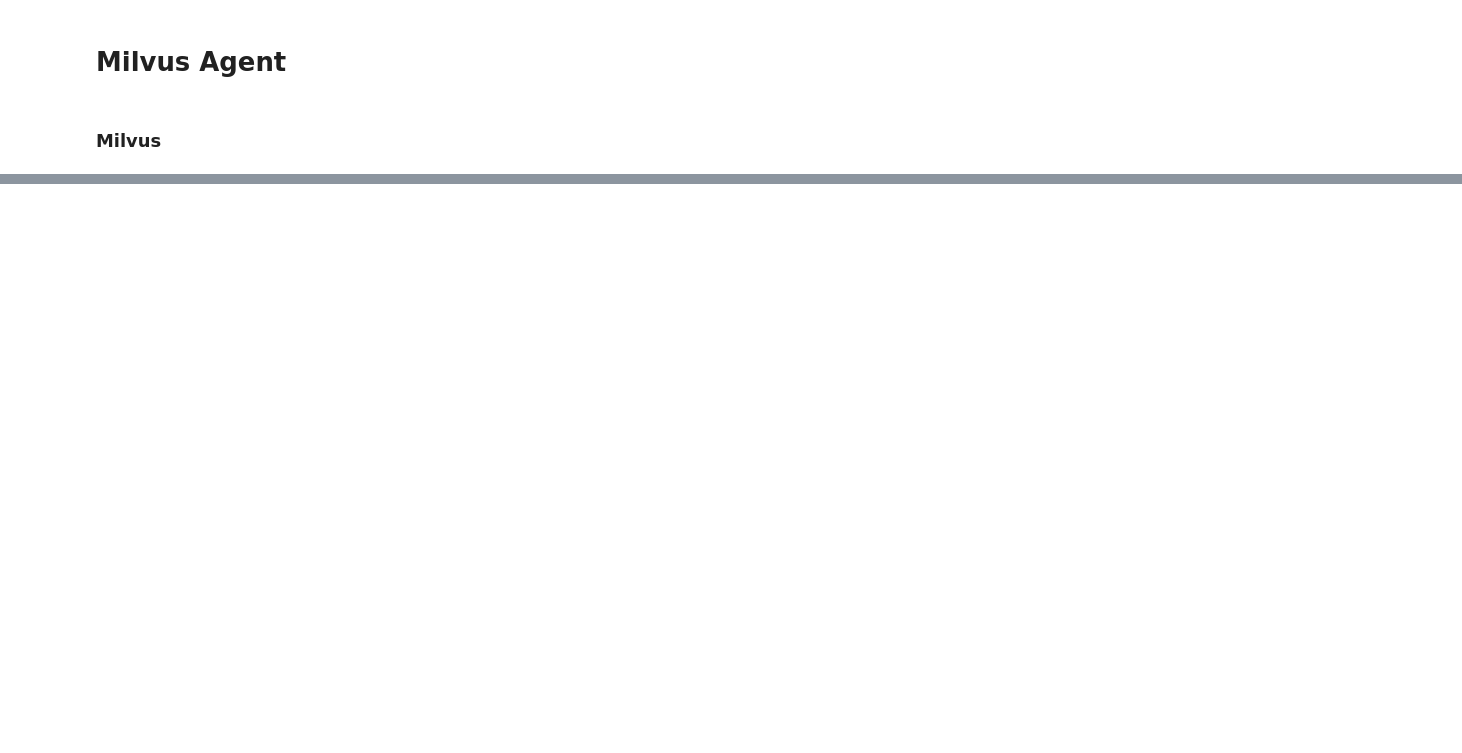
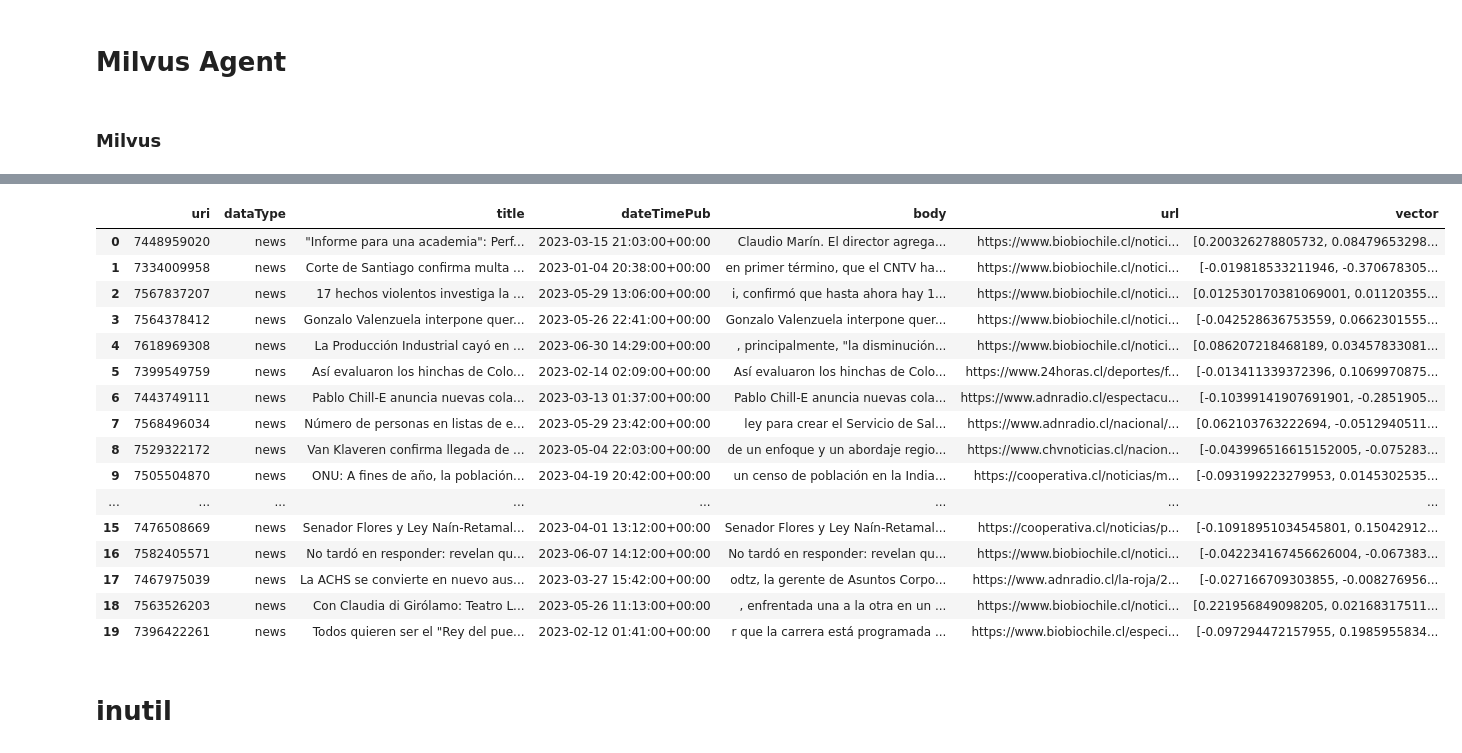
Before and after one commit to Clemente-H/Rag-and-Finetuning, a Jupyter notebook: Milvus/milvus_agent.ipynb, the cells around one changed output, grey strips where cells are left out. Drawn from its saved outputs; the diff is of its cells as text; code cells hidden in the pictures; blank space fills up the shorter version.

```diff
--- a/Milvus/milvus_agent.ipynb
+++ b/Milvus/milvus_agent.ipynb
@@ -314,0 +359,28 @@ print("Data insertada correctamente")
+# %%
+df = pd.read_json('../Data/2023_cleaned_embeddings.json', encoding='utf-8')
+# %%
+df = df.sample(20)
+# %%
+new_df = pd.json_normalize(df['rows'])
+# %%
+new_df
+# %% [output]
+|  | uri | dataType | title | dateTimePub | body | url | vector |
+| 0 | 7448959020 | news | "Informe para una academia": Perf... | 2023-03-15 21:03:00+00:00 | Claudio Marín. El director agrega... | https://www.biobiochile.cl/notici... | [0.200326278805732, 0.08479653298... |
+| 1 | 7334009958 | news | Corte de Santiago confirma multa ... | 2023-01-04 20:38:00+00:00 | en primer término, que el CNTV ha... | https://www.biobiochile.cl/notici... | [-0.019818533211946, -0.370678305... |
+| 2 | 7567837207 | news | 17 hechos violentos investiga la ... | 2023-05-29 13:06:00+00:00 | i, confirmó que hasta ahora hay 1... | https://www.biobiochile.cl/notici... | [0.012530170381069001, 0.01120355... |
+| 3 | 7564378412 | news | Gonzalo Valenzuela interpone quer... | 2023-05-26 22:41:00+00:00 | Gonzalo Valenzuela interpone quer... | https://www.biobiochile.cl/notici... | [-0.042528636753559, 0.0662301555... |
+| 4 | 7618969308 | news | La Producción Industrial cayó en ... | 2023-06-30 14:29:00+00:00 | , principalmente, "la disminución... | https://www.biobiochile.cl/notici... | [0.086207218468189, 0.03457833081... |
+| 5 | 7399549759 | news | Así evaluaron los hinchas de Colo... | 2023-02-14 02:09:00+00:00 | Así evaluaron los hinchas de Colo... | https://www.24horas.cl/deportes/f... | [-0.013411339372396, 0.1069970875... |
+| 6 | 7443749111 | news | Pablo Chill-E anuncia nuevas cola... | 2023-03-13 01:37:00+00:00 | Pablo Chill-E anuncia nuevas cola... | https://www.adnradio.cl/espectacu... | [-0.10399141907691901, -0.2851905... |
+| 7 | 7568496034 | news | Número de personas en listas de e... | 2023-05-29 23:42:00+00:00 | ley para crear el Servicio de Sal... | https://www.adnradio.cl/nacional/... | [0.062103763222694, -0.0512940511... |
+| 8 | 7529322172 | news | Van Klaveren confirma llegada de ... | 2023-05-04 22:03:00+00:00 | de un enfoque y un abordaje regio... | https://www.chvnoticias.cl/nacion... | [-0.043996516615152005, -0.075283... |
+| 9 | 7505504870 | news | ONU: A fines de año, la población... | 2023-04-19 20:42:00+00:00 | un censo de población en la India... | https://cooperativa.cl/noticias/m... | [-0.093199223279953, 0.0145302535... |
+| ... | ... | ... | ... | ... | ... | ... | ... |
+| 15 | 7476508669 | news | Senador Flores y Ley Naín-Retamal... | 2023-04-01 13:12:00+00:00 | Senador Flores y Ley Naín-Retamal... | https://cooperativa.cl/noticias/p... | [-0.10918951034545801, 0.15042912... |
+| 16 | 7582405571 | news | No tardó en responder: revelan qu... | 2023-06-07 14:12:00+00:00 | No tardó en responder: revelan qu... | https://www.biobiochile.cl/notici... | [-0.042234167456626004, -0.067383... |
+| 17 | 7467975039 | news | La ACHS se convierte en nuevo aus... | 2023-03-27 15:42:00+00:00 | odtz, la gerente de Asuntos Corpo... | https://www.adnradio.cl/la-roja/2... | [-0.027166709303855, -0.008276956... |
+| 18 | 7563526203 | news | Con Claudia di Girólamo: Teatro L... | 2023-05-26 11:13:00+00:00 | , enfrentada una a la otra en un ... | https://www.biobiochile.cl/notici... | [0.221956849098205, 0.02168317511... |
+| 19 | 7396422261 | news | Todos quieren ser el "Rey del pue... | 2023-02-12 01:41:00+00:00 | r que la carrera está programada ... | https://www.biobiochile.cl/especi... | [-0.097294472157955, 0.1985955834... |
+# %% [markdown]
+# inutil
```
Also changed, not shown: parts of 19 cells of this notebook.
